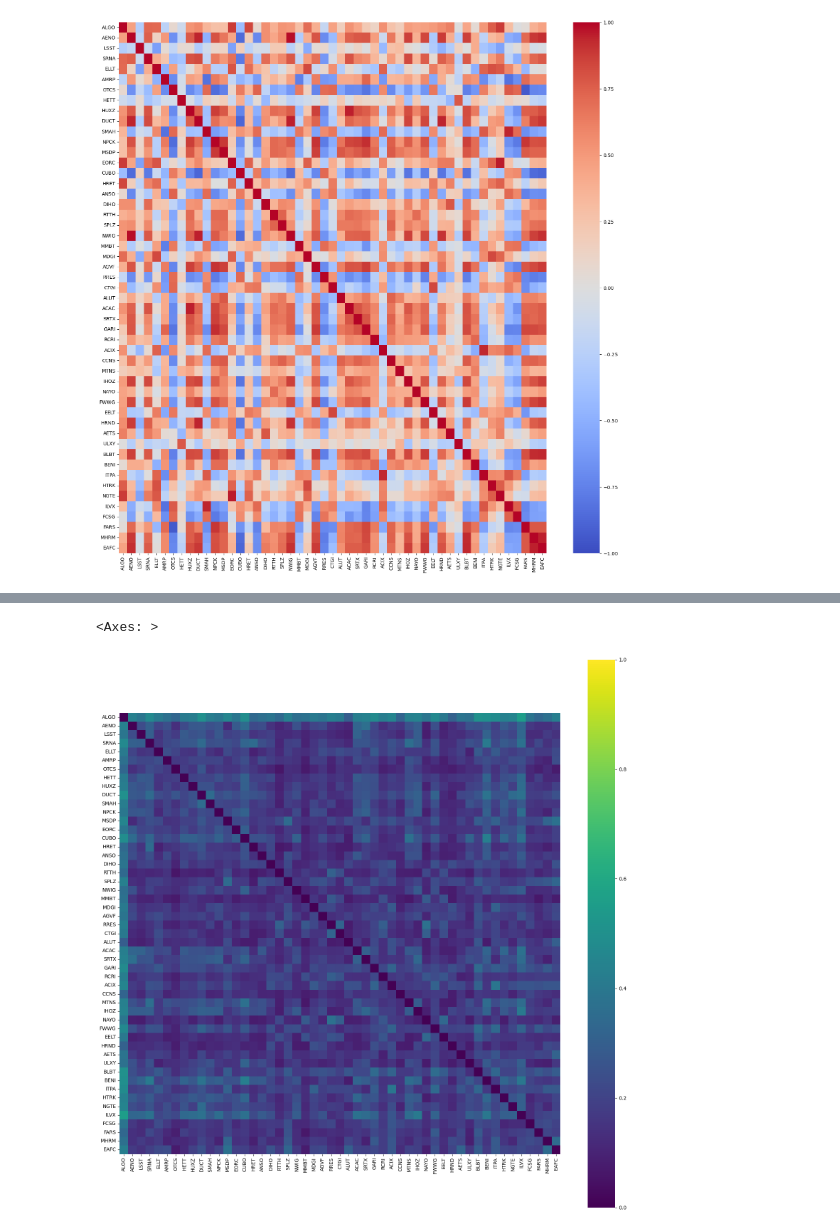
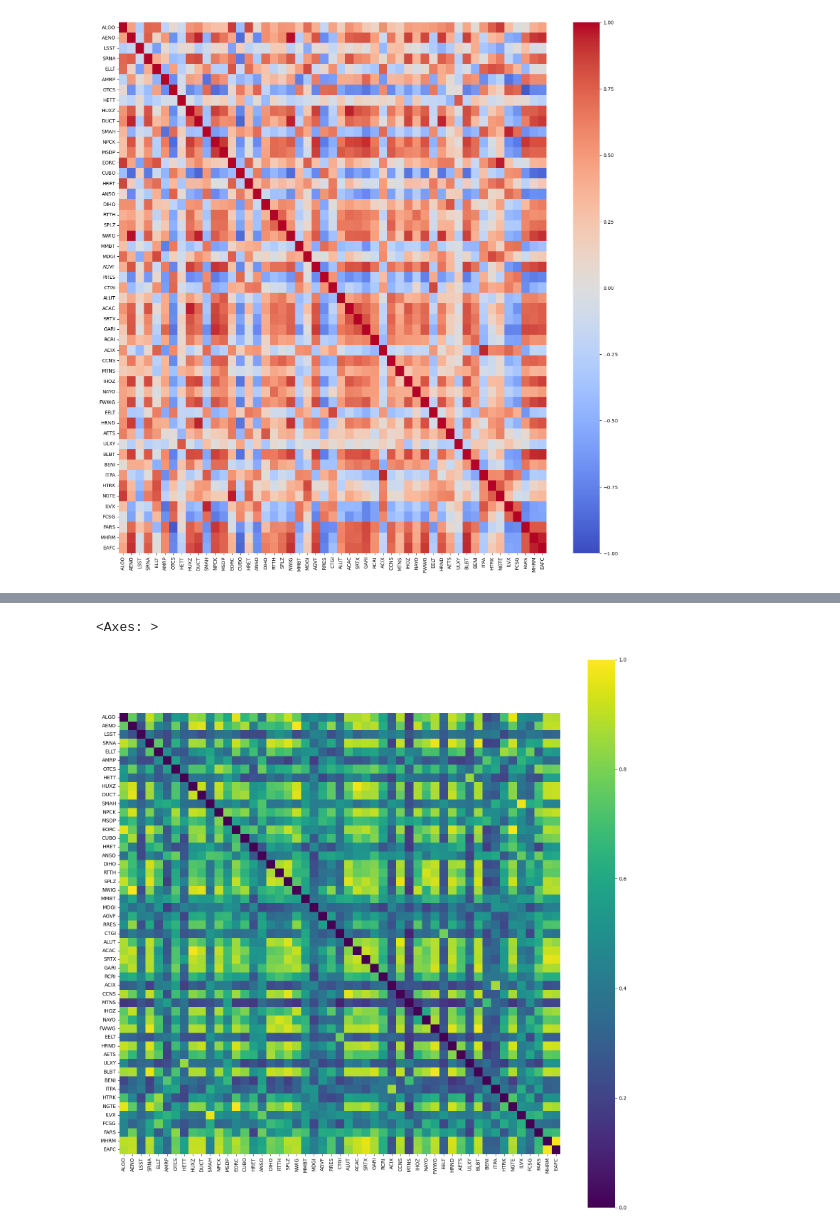
Before and after one commit to kneilkumar/SNK-Algothon, a Jupyter notebook: SIG ALGOTHON 2026/EDAS/Algothon EDA notebook.ipynb, the cells around one changed output, grey strips where cells are left out. Cells and saved outputs as stored; diff of their text form; code cells hidden in the pictures.

Commit message:
Add files via upload
added more strategy updates etc, added log-transform versions of EDA, now in notebook, added new log price line plot

```diff
--- a/SIG ALGOTHON 2026/EDAS/Algothon EDA notebook.ipynb
+++ b/SIG ALGOTHON 2026/EDAS/Algothon EDA notebook.ipynb
@@ -185,18 +185,18 @@ sns.heatmap(dcorr_df_square, cmap='coolwarm', square=True)
 # %%
-dcorr_returns = pd.read_csv('dcorr_returns_df.csv')
+dcorr_returns = pd.read_csv('log_price_dcorr_df.csv')
 condensed = dcorr_returns.sort_values(['instrument_1', 'instrument_2'])['distance_corr'].values
 dcorr_matrix = squareform(condensed)
 n = 51
 dcorr_df_square = pd.DataFrame(dcorr_matrix,
                                  index=[f'{prices.columns.values[k]}' for k in range(n)],
                                  columns=[f'{prices.columns.values[k]}' for k in range(n)])
 
 np.fill_diagonal(dcorr_matrix, 1.0)
 plt.figure(figsize=(20,20))
 sns.heatmap(dcorr_df_square, cmap='viridis', square=True, vmin=0.0, vmax=1.0)
 # %% [output]
 <Axes: >
-[figure, old version]
+[figure, new version]
 # %%
 import numpy as np
 import pandas as pd
```
Also changed, not shown: parts of 14 cells of this notebook, 20 other files.
